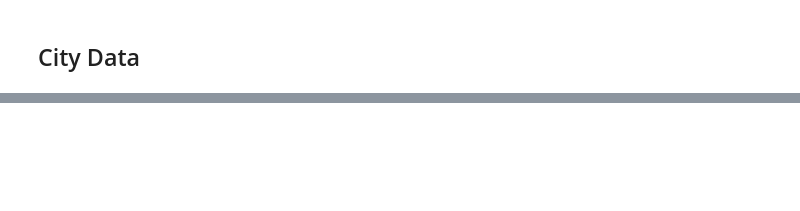
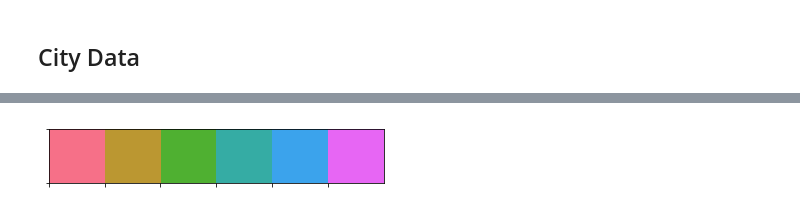
Before and after one commit to hmlanden/UCBerkeley_HomeworkAssignment6, a Jupyter notebook: WeatherPy.ipynb, the cells around one changed output, grey strips where cells are left out. Drawn from its saved outputs; the diff is of its cells as text; code cells hidden in the pictures; blank space fills up the shorter version.

```diff
--- a/WeatherPy.ipynb
+++ b/WeatherPy.ipynb
@@ -140,0 +147,17 @@ cleanedWeather_df.head()
+# %%
+# parse palette into hex codes
+palette = sns.color_palette('husl', n_colors=6)
+hexCodes = palette.as_hex()
+
+# create palette dict
+palette_dict = {'Africa':hexCodes[0],
+                'Oceania':hexCodes[1],
+                'Europe':hexCodes[2],
+                'North America':hexCodes[3],
+                'South America':hexCodes[4],
+                'Asia':hexCodes[5]}
+
+# show palette
+sns.palplot(palette)
+# %% [output]
+[figure, added]
```
Also changed, not shown: parts of 22 cells of this notebook, 26 other files.
